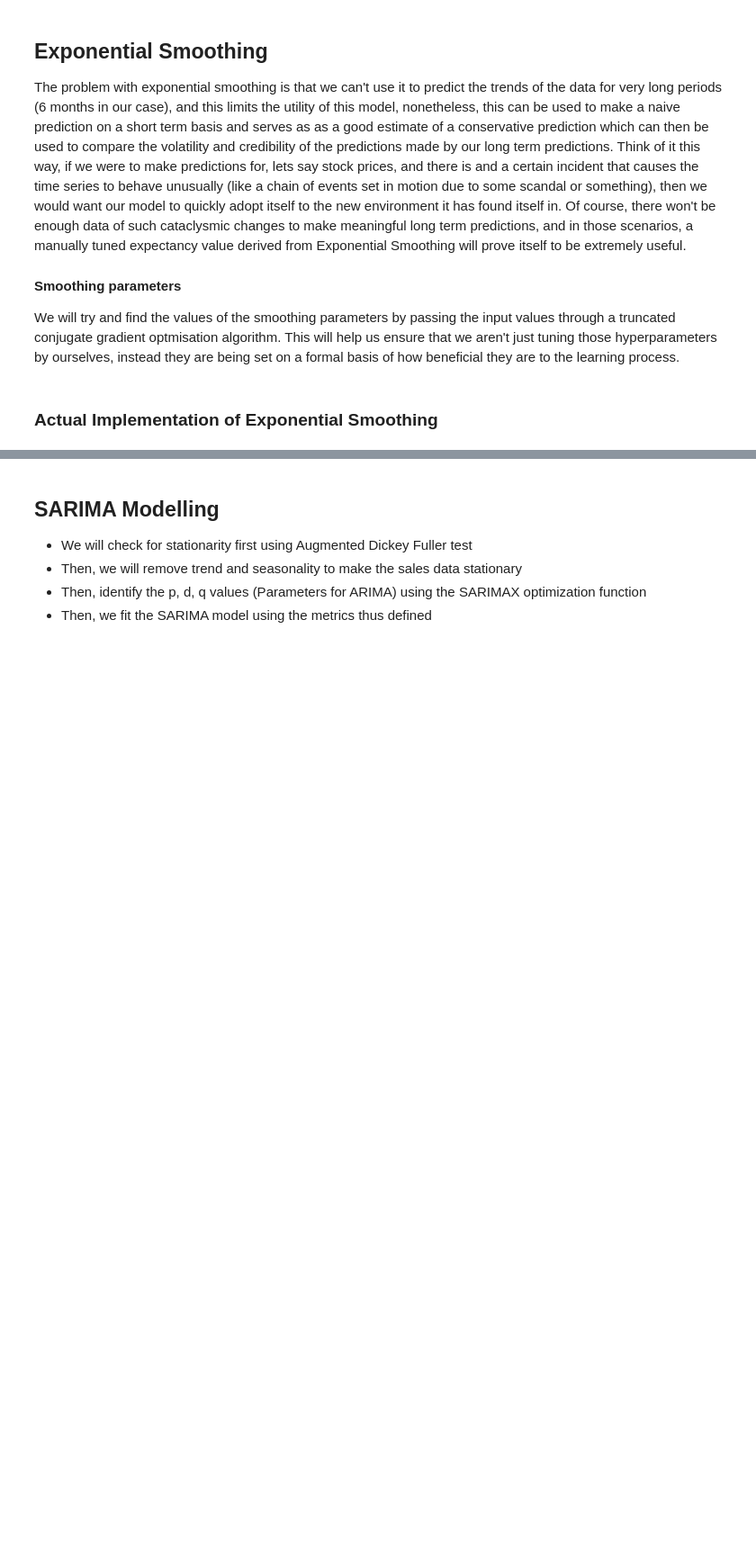
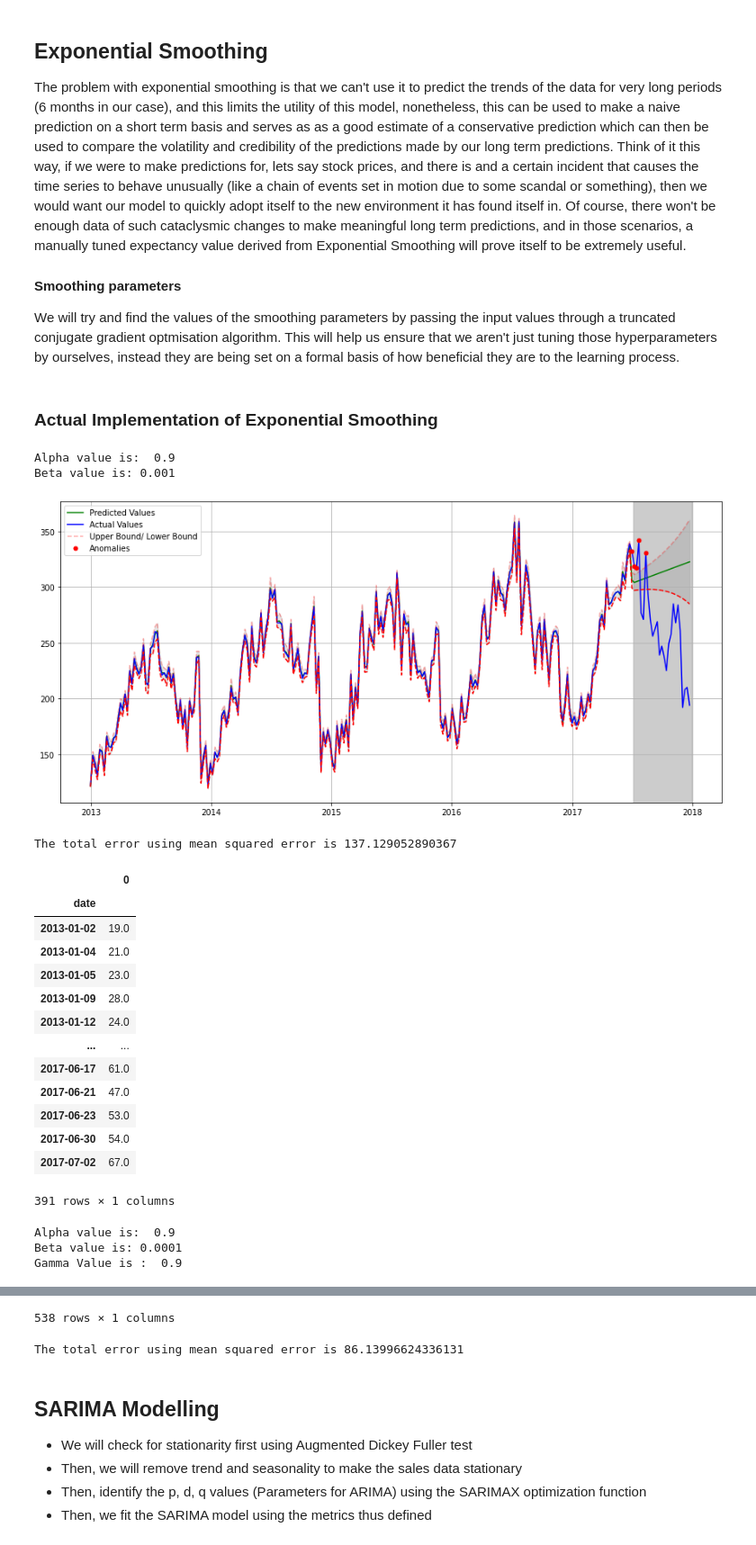
Before and after one commit to Shivanshu17/Item_Demand_Forecasting, a Jupyter notebook: Demand_Forecasting.ipynb, the cells around one changed output, grey strips where cells are left out. Shown at 90% size. Saved outputs shown, nothing was run; the diff lists cells and outputs as text; code cells hidden in the pictures; blank space fills up the shorter version.

Commit message:
Complete Demand Forecasting project

```diff
--- a/Demand_Forecasting.ipynb
+++ b/Demand_Forecasting.ipynb
@@ -832,26 +906,48 @@ def tes_forecast(train_data, test_data):
 # %%
 # This cell will include the main wrapper part of the code, which will first call the data creation function followed by a call to the optimization function to derive the parameter values, and then will create objects for each of the
 # three types of ES models, and produce the results, then use those objects to call the plot function of TES and DES. Here, I will also write
 # the code for identifying the anomalies by calling the necessary functions.
 
-store_chain_train = pd.read_csv('/kaggle/input/demand-forecasting-kernels-only/train.csv')
+store_chain_train = pd.read_csv('/content/drive/My Drive/Colab Notebooks/train.csv')
 storewise_train = store_chain_train.set_index(['store', 'item', 'date'])
 
 #The following part can be put into a loop for all stores and all items. I won't be doing it for now
 store_id = 10     #Random store id
 item_id = 40      # Random item id
 series_data = create_data(storewise_train, store_id, item_id)
 train_data = series_data.iloc[:-180]
 test_data = series_data.iloc[-180:]
 #display(train_data)
 #display(test_data)
 
 
 # The following code is for Double Exponential Smoothing. The function defintion des_forecast is to house the following code
 results_des, anomalies_des = des_forecast(train_data, test_data)
 #plot_results(results_des, series_data, plot_intervals = True, scale = 2, plot_anomalies = True, metric = 4, pred_start = -180)
 
 
 # The following code is for Triple Exponential Smoothing.
 results_tes, anomalies_tes = tes_forecast(train_data, test_data)
 #plot_results(results_tes, series_data, plot_intervals = False, scale = 2, plot_anomalies = False, metric = 4, pred_start = -180)
+# %% [output]
+Alpha value is:  0.9
+Beta value is: 0.001
+[figure, added]
+The total error using mean squared error is 137.129052890367
+|  | 0 |
+| date |  |
+| 2013-01-02 | 19.0 |
+| 2013-01-04 | 21.0 |
+| 2013-01-05 | 23.0 |
+| 2013-01-09 | 28.0 |
+| 2013-01-12 | 24.0 |
+| ... | ... |
+| 2017-06-17 | 61.0 |
+| 2017-06-21 | 47.0 |
+| 2017-06-23 | 53.0 |
+| 2017-06-30 | 54.0 |
+| 2017-07-02 | 67.0 |
+391 rows × 1 columns
+Alpha value is:  0.9
+Beta value is: 0.0001
+Gamma Value is :  0.9
@@ -858,3 +968,5 @@ results_tes, anomalies_tes = tes_forecast(train_data, test_data)
+538 rows × 1 columns
+The total error using mean squared error is 86.13996624336131
 # %% [markdown]
 ## SARIMA Modelling
 * We will check for stationarity first using Augmented Dickey Fuller test
```
Also changed, not shown: parts of 39 cells of this notebook.
